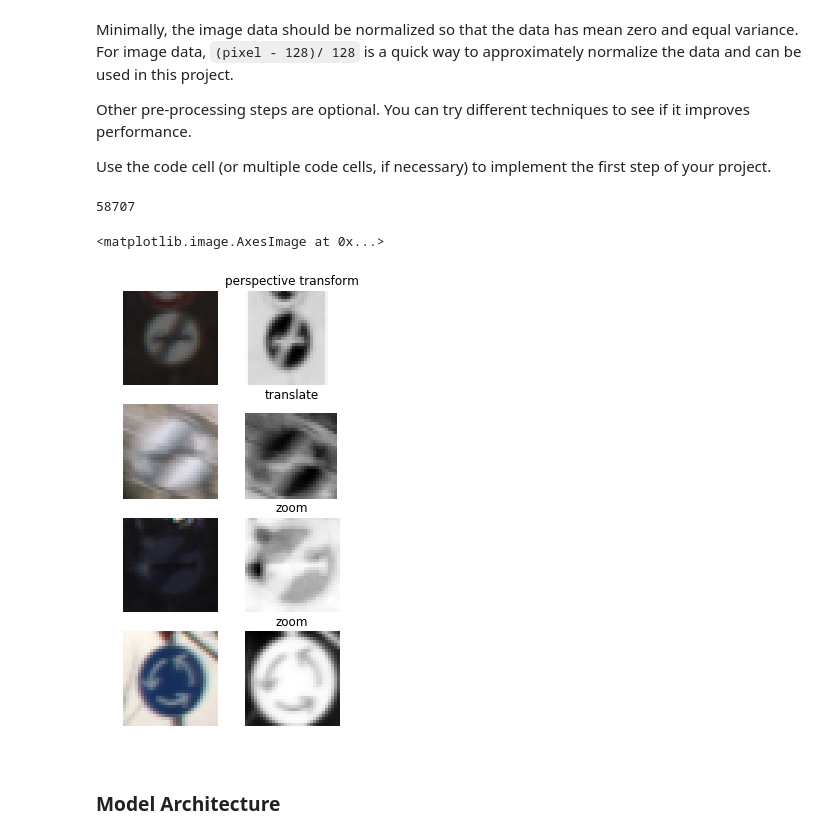
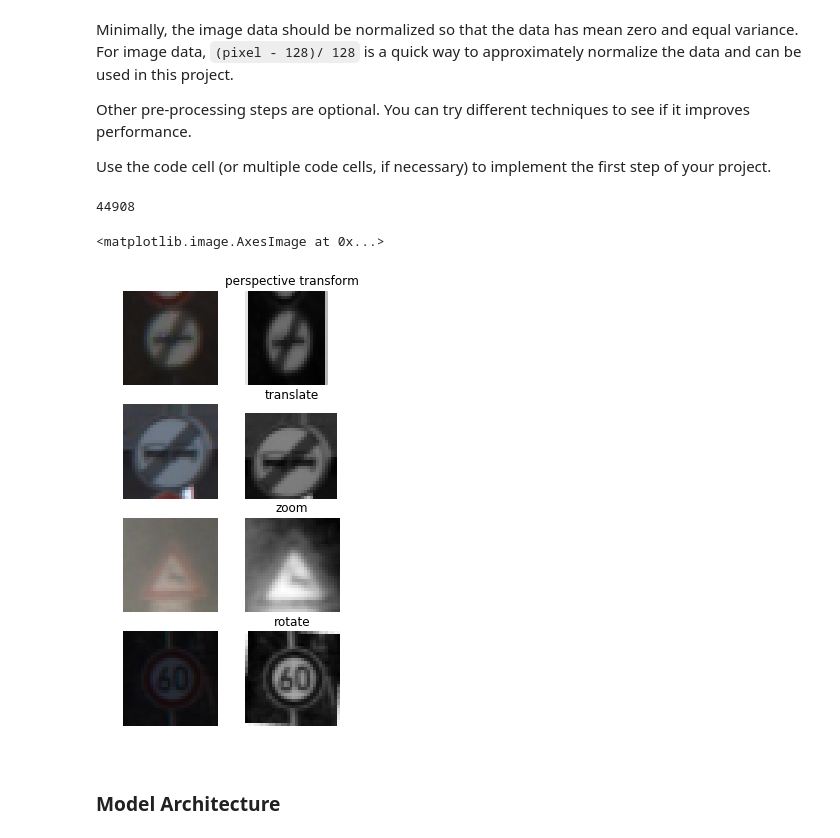
Before and after one commit to nickpoerio/CarND-Traffic-Sign-Classifier-Project, a Jupyter notebook: Traffic_Sign_Classifier.ipynb, the cells around one changed output. Saved outputs shown, nothing was run; the diff lists cells and outputs as text; code cells hidden in the pictures.

```diff
--- a/Traffic_Sign_Classifier.ipynb
+++ b/Traffic_Sign_Classifier.ipynb
@@ -208,13 +208,13 @@ X_test_n = np.zeros(X_test.shape[:-1])
 #convert everything to grayscale
 
 for i in range(n_train):
-    X_train_n[i]=cv2.cvtColor(X_train[i], cv2.COLOR_RGB2GRAY)
+    X_train_n[i]=cv2.bitwise_not(cv2.cvtColor(X_train[i], cv2.COLOR_BGR2GRAY))
 
 for i in range(n_validation):
-    X_valid_n[i]=cv2.cvtColor(X_valid[i], cv2.COLOR_RGB2GRAY)
+    X_valid_n[i]=cv2.bitwise_not(cv2.cvtColor(X_valid[i], cv2.COLOR_BGR2GRAY))
 
 for i in range(n_test):
-    X_test_n[i]=cv2.cvtColor(X_test[i], cv2.COLOR_RGB2GRAY)
+    X_test_n[i]=cv2.bitwise_not(cv2.cvtColor(X_test[i], cv2.COLOR_BGR2GRAY))
 # %%
 #Image augmentation class
 
@@ -277,8 +277,8 @@ class ImgAug:
 
         return cv2.warpPerspective(img,M,(32,32))
 # %%
-#augmentation of the training set: max 4 times for the less numerous classes
-ntimes=4
+#augmentation of the training set: max 2 times for the less numerous classes due to memory limitations
+ntimes=2
 X_train_aug = np.repeat(np.zeros(X_train_n.shape),ntimes+1,axis=0)
 y_train_aug = np.repeat(np.zeros(y_train.shape),ntimes+1,axis=0)
 cho=np.zeros(y_train_aug.shape)
@@ -304,7 +304,7 @@ cho = cho[:count]
 ori_idx = ori_idx[:count]
 print(count)
 # %% [output]
-58707
+44908
 # %%
 plt.figure(figsize=(4,8))
 plt.subplot(4,2,1)
@@ -313,35 +313,35 @@ idx=10
 plt.imshow(X_train[np.int32(ori_idx[idx])])
 plt.subplot(4,2,2)
 plt.axis('off')
 plt.title(cho_str[np.int(cho[idx])])
 plt.imshow(X_train_aug[idx],cmap='Greys')
 plt.subplot(4,2,3)
 plt.axis('off')
 idx=230
 plt.imshow(X_train[np.int32(ori_idx[idx])])
 plt.subplot(4,2,4)
 plt.axis('off')
 plt.title(cho_str[np.int(cho[idx])])
 plt.imshow(X_train_aug[idx],cmap='Greys')
 plt.subplot(4,2,5)
 plt.axis('off')
 idx=800
 plt.imshow(X_train[np.int32(ori_idx[idx])])
 plt.subplot(4,2,6)
 plt.axis('off')
 plt.title(cho_str[np.int(cho[idx])])
 plt.imshow(X_train_aug[idx],cmap='Greys')
 plt.subplot(4,2,7)
 plt.axis('off')
-idx=9600
+idx=9800
 plt.imshow(X_train[np.int32(ori_idx[idx])])
 plt.subplot(4,2,8)
 plt.axis('off')
 plt.title(cho_str[np.int(cho[idx])])
 plt.imshow(X_train_aug[idx],cmap='Greys')
 # %% [output]
 <matplotlib.image.AxesImage at 0x...>
-[figure, old version]
+[figure, new version]
 # %%
 from sklearn.utils import shuffle
 
```
Also changed, not shown: parts of 7 cells of this notebook, 5 other files.
